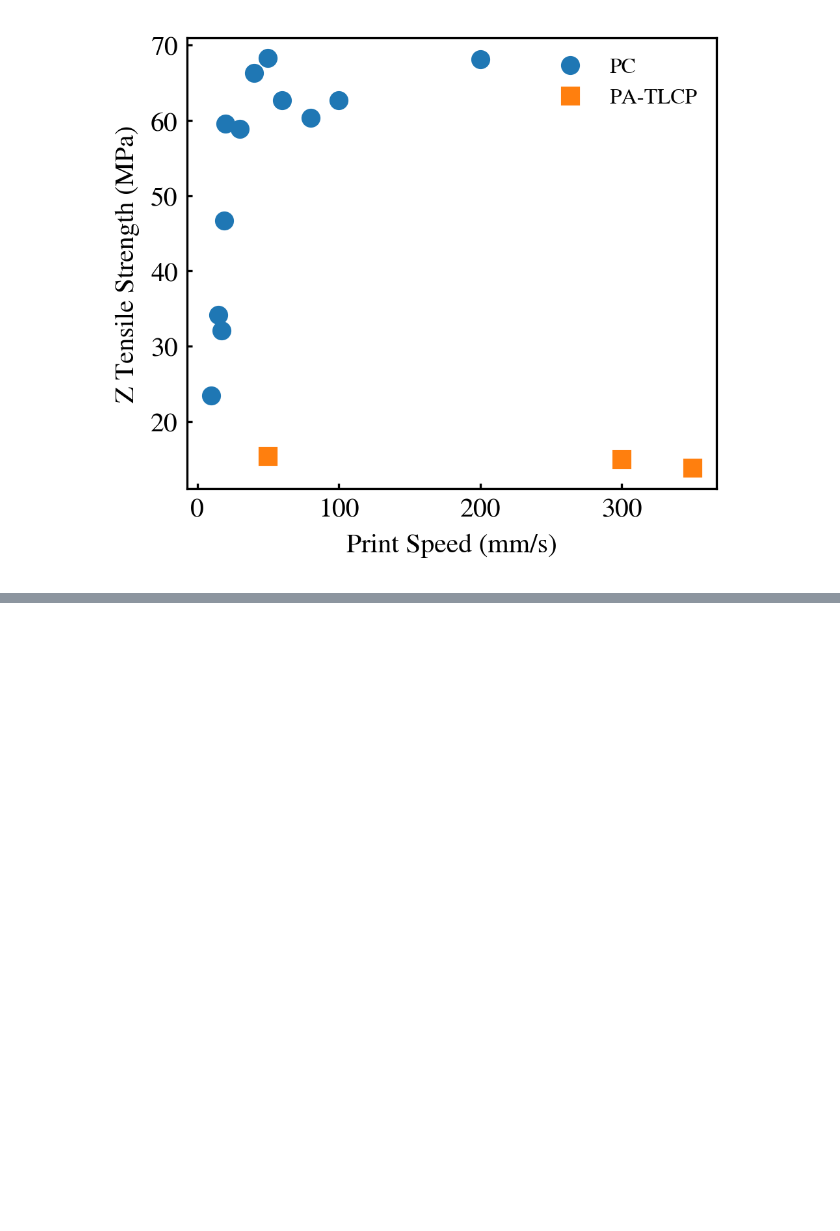
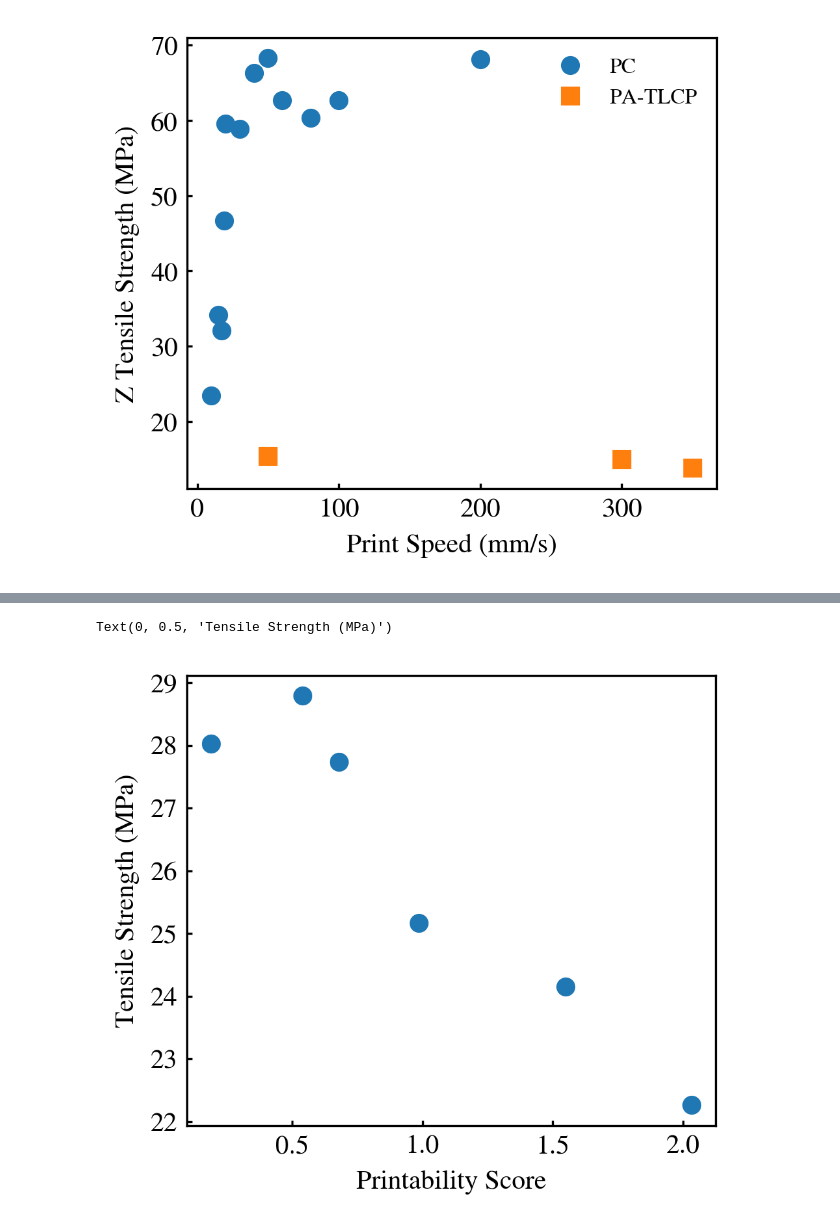
Before and after one commit to ZLoverty/Boralus, a Jupyter notebook: tensile.ipynb, the cells around one changed output, grey strips where cells are left out. Cells and saved outputs as stored; diff of their text form; code cells hidden in the pictures; blank space fills up the shorter version.

```diff
--- a/tensile.ipynb
+++ b/tensile.ipynb
@@ -28,0 +77,11 @@ plt.legend(fontsize=8, frameon=False)
+# %%
+ss = [0.539, 0.189, 0.678, 1.548, 0.986, 2.033]
+ts = [28.79, 28.03, 27.74, 24.15, 25.17, 22.26]
+
+plt.figure(figsize=(3.5, 3), dpi=300)
+plt.plot(ss, ts, marker="o", ls="")
+plt.xlabel("Printability Score")
+plt.ylabel("Tensile Strength (MPa)")
+# %% [output]
+Text(0, 0.5, 'Tensile Strength (MPa)')
+[figure, added]
```
Also changed, not shown: parts of 8 cells of this notebook.
